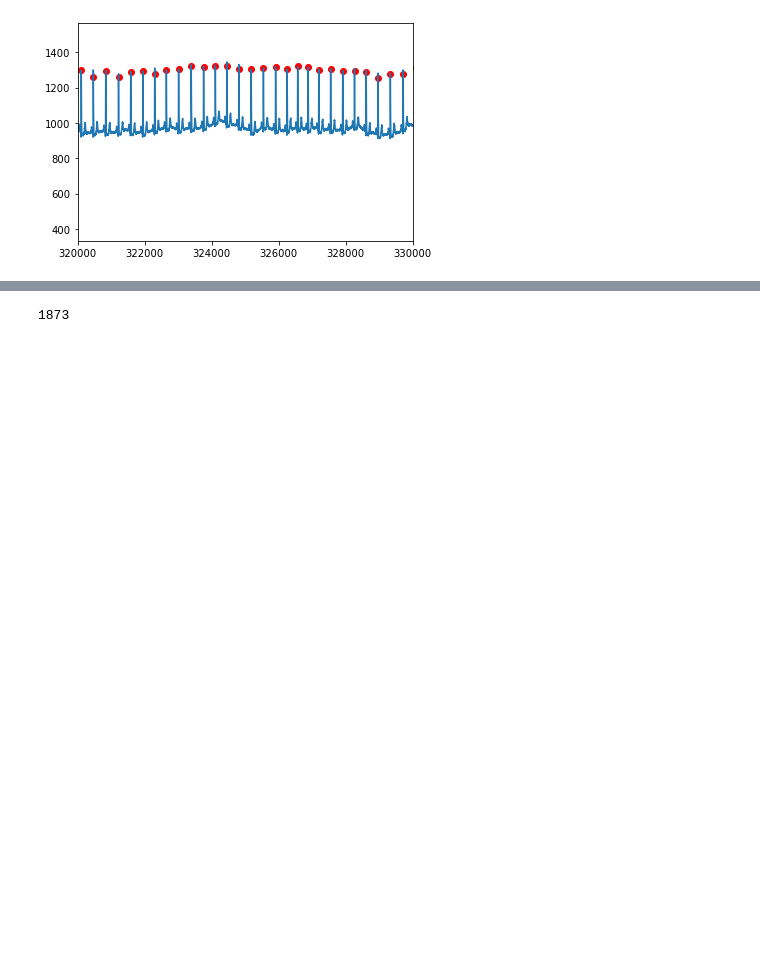
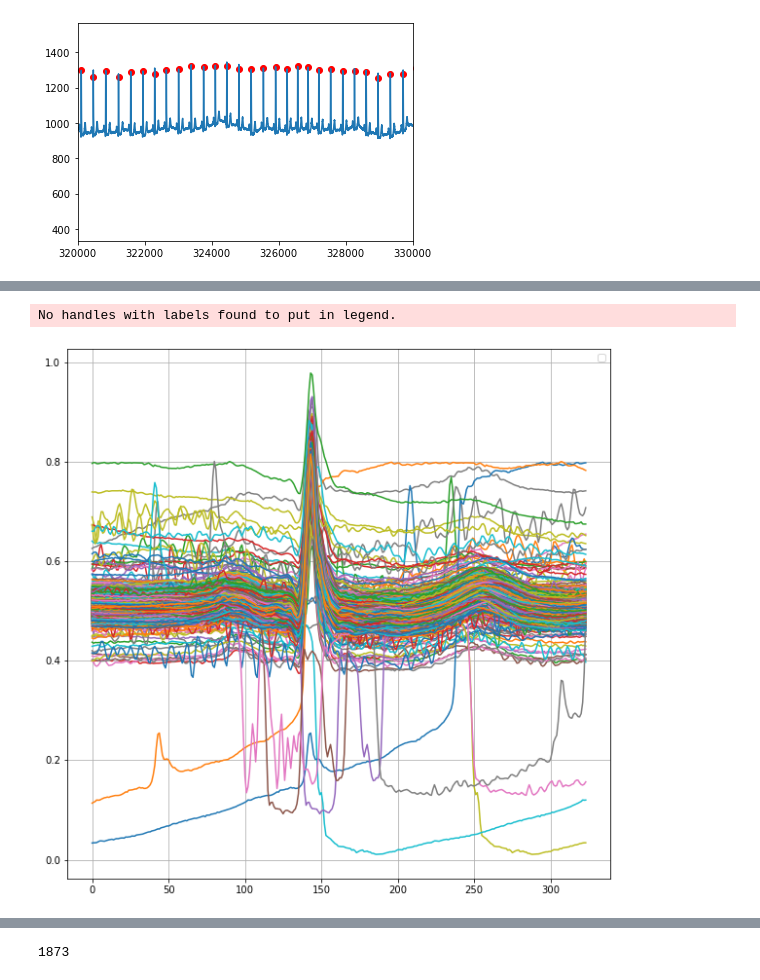
Before and after one commit to aartisinghh/Sensights, a Jupyter notebook: preprocessing.ipynb, the cells around one changed output, grey strips where cells are left out. Drawn from its saved outputs; the diff is of its cells as text; code cells hidden in the pictures; blank space fills up the shorter version.

```diff
--- a/preprocessing.ipynb
+++ b/preprocessing.ipynb
@@ -59,0 +65,13 @@ plt.show()
+# %%
+plt.figure(figsize = [10, 10])
+for x in range(len(beats)):
+    xaxis = np.arange(0, len(beats[x]), 1)
+    #y = beats[x]
+    my_y = beats[x]
+    #plt.plot(xaxis, y)
+    plt.plot(xaxis, my_y)
+plt.grid()
+plt.show()
+# %% [output]
+No handles with labels found to put in legend.
+[figure, added]
```
Also changed, not shown: parts of 6 cells of this notebook, 2 other files.
